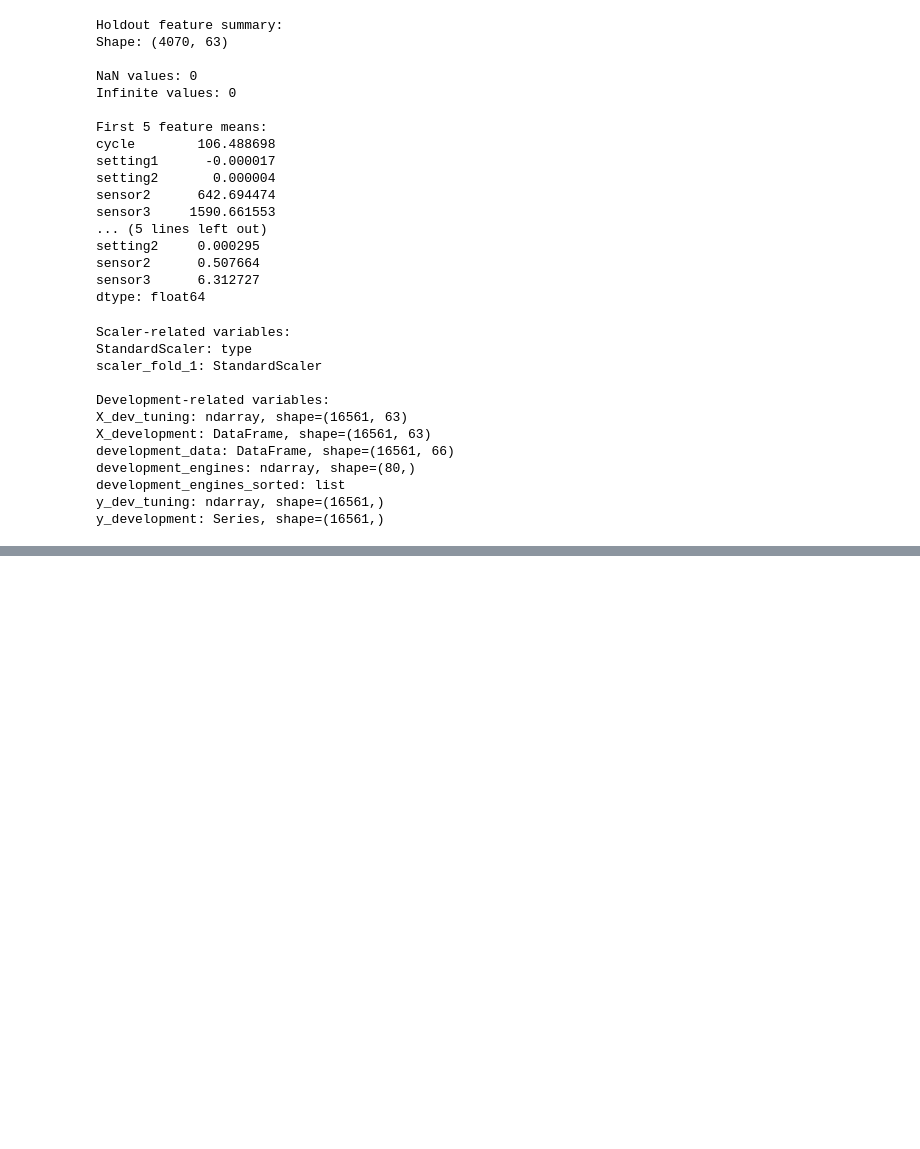
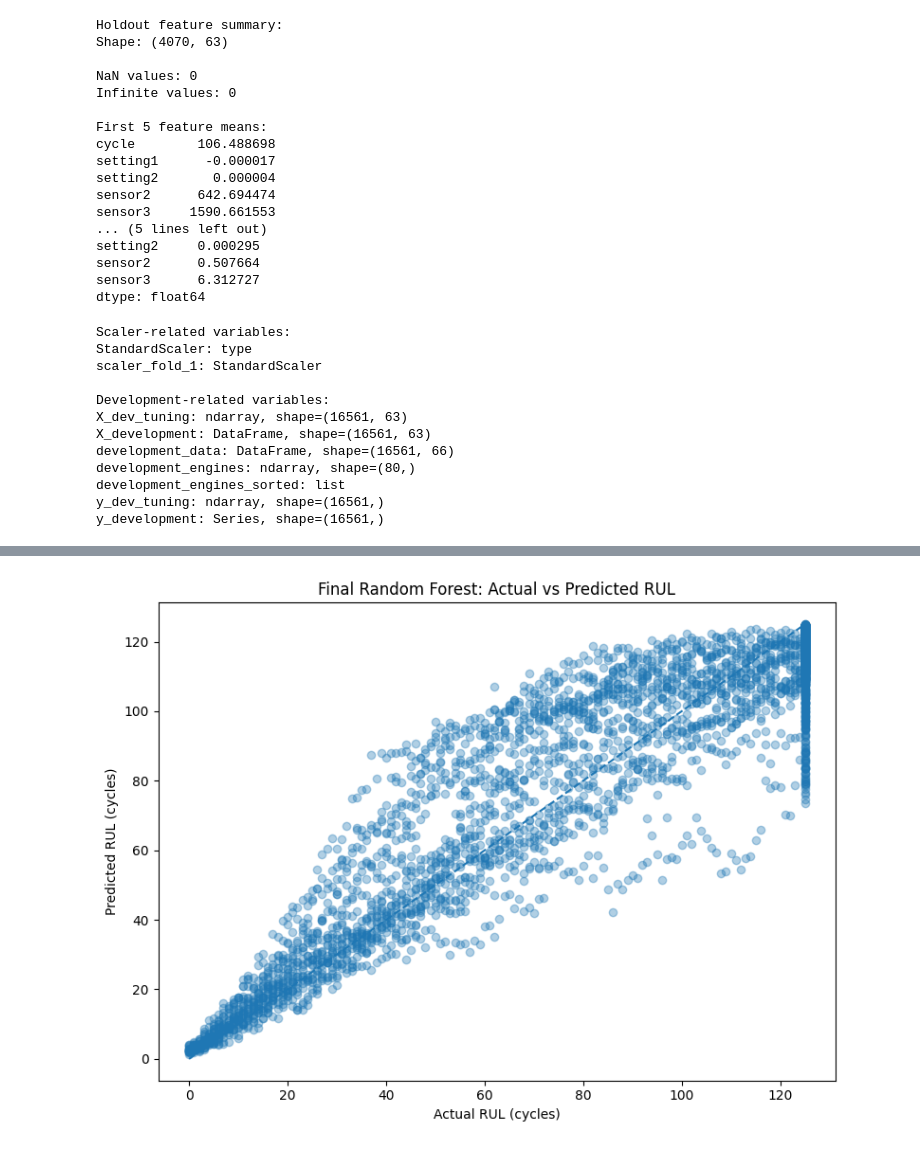
Before and after one commit to Susenther/Predictive_maintenance_RUL_prediction, a Jupyter notebook: notebooks/Predictive_Maintenance_RUL.ipynb, the cells around one changed output, grey strips where cells are left out. Cells and saved outputs as stored; diff of their text form; code cells hidden in the pictures; blank space fills up the shorter version.

Commit message:
Train final Random Forest and evaluate holdout

```diff
--- a/notebooks/Predictive_Maintenance_RUL.ipynb
+++ b/notebooks/Predictive_Maintenance_RUL.ipynb
@@ -2993,0 +3215,99 @@ y_development: Series, shape=(16561,)
+# %%
+# FINAL HOLDOUT PREDICTION DIAGNOSTICS
+
+import matplotlib.pyplot as plt
+import numpy as np
+
+actual = np.asarray(y_holdout)
+predicted = np.asarray(holdout_predictions)
+
+errors = predicted - actual
+absolute_errors = np.abs(errors)
+
+# ------------------------------------------------------------
+# 1. Actual vs Predicted RUL
+# ------------------------------------------------------------
+
+plt.figure(figsize=(8, 6))
+
+plt.scatter(actual, predicted, alpha=0.35)
+
+min_val = min(actual.min(), predicted.min())
+max_val = max(actual.max(), predicted.max())
+
+plt.plot(
+    [min_val, max_val],
+    [min_val, max_val],
+    linestyle="--"
+)
+
+plt.xlabel("Actual RUL (cycles)")
+plt.ylabel("Predicted RUL (cycles)")
+plt.title("Final Random Forest: Actual vs Predicted RUL")
+
+plt.tight_layout()
+plt.show()
+
+
+# ------------------------------------------------------------
+# 2. Residual distribution
+# ------------------------------------------------------------
+
+plt.figure(figsize=(8, 6))
+
+plt.hist(errors, bins=50)
+
+plt.axvline(
+    0,
+    linestyle="--"
+)
+
+plt.xlabel("Prediction Error (Predicted - Actual)")
+plt.ylabel("Frequency")
+plt.title("Final Random Forest: Residual Distribution")
+
+plt.tight_layout()
+plt.show()
+
+
+# ------------------------------------------------------------
+# 3. Absolute error distribution
+# ------------------------------------------------------------
+
+plt.figure(figsize=(8, 6))
+
+plt.hist(absolute_errors, bins=50)
+
+plt.xlabel("Absolute Error (cycles)")
+plt.ylabel("Frequency")
+plt.title("Final Random Forest: Absolute Error Distribution")
+
+plt.tight_layout()
+plt.show()
+
+
+# ------------------------------------------------------------
+# 4. Error vs Actual RUL
+# ------------------------------------------------------------
+
+plt.figure(figsize=(8, 6))
+
+plt.scatter(
+    actual,
+    errors,
+    alpha=0.35
+)
+
+plt.axhline(
+    0,
+    linestyle="--"
+)
+
+plt.xlabel("Actual RUL (cycles)")
+plt.ylabel("Prediction Error (cycles)")
+plt.title("Final Random Forest: Error vs Actual RUL")
+
+plt.tight_layout()
+plt.show()
+# %% [output]
+[figure, added]
```
Also changed, not shown: parts of 7 cells of this notebook.
